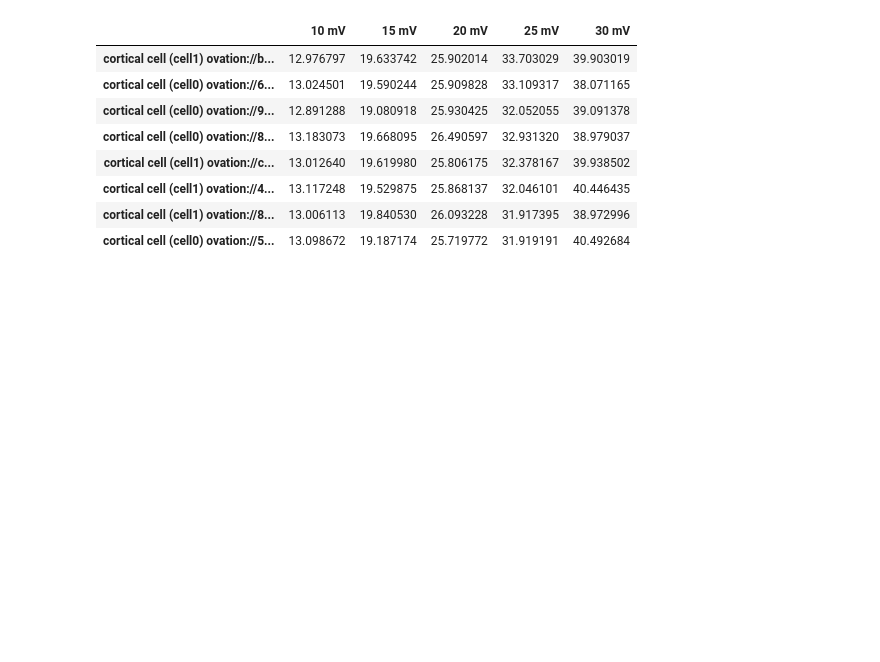
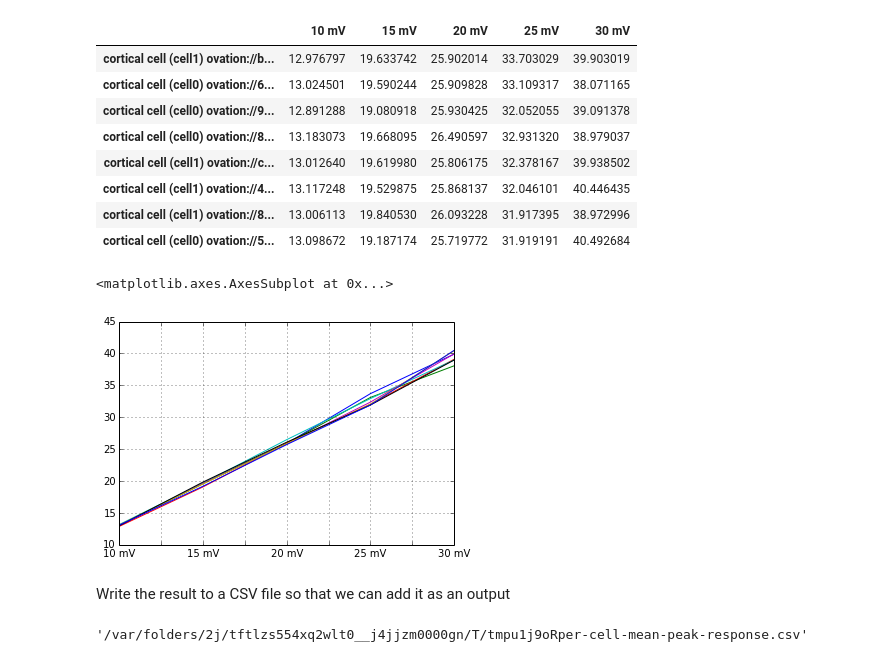
Before and after one commit to physion/ovation-sample-project, a Jupyter notebook: physiology-sample-project.ipynb, the cells around one changed output. Saved outputs shown, nothing was run; the diff lists cells and outputs as text; code cells hidden in the pictures; blank space fills up the shorter version.

```diff
--- a/physiology-sample-project.ipynb
+++ b/physiology-sample-project.ipynb
@@ -281,0 +278,7 @@ df.mean()
+# %%
+df.T.plot(legend=False)
+# %% [output]
+<matplotlib.axes.AxesSubplot at 0x...>
+[figure, added]
+# %% [markdown]
+Write the result to a CSV file so that we can add it as an output
@@ -282,3 +290,7 @@ df.mean()
+# %%
+name
+# %% [output]
+'/var/folders/2j/tftlzs554xq2wlt0__j4jjzm0000gn/T/tmpu1j9oRper-cell-mean-peak-response.csv'
 # %%
 parameters = {}
 
```
Also changed, not shown: parts of 5 cells of this notebook.
